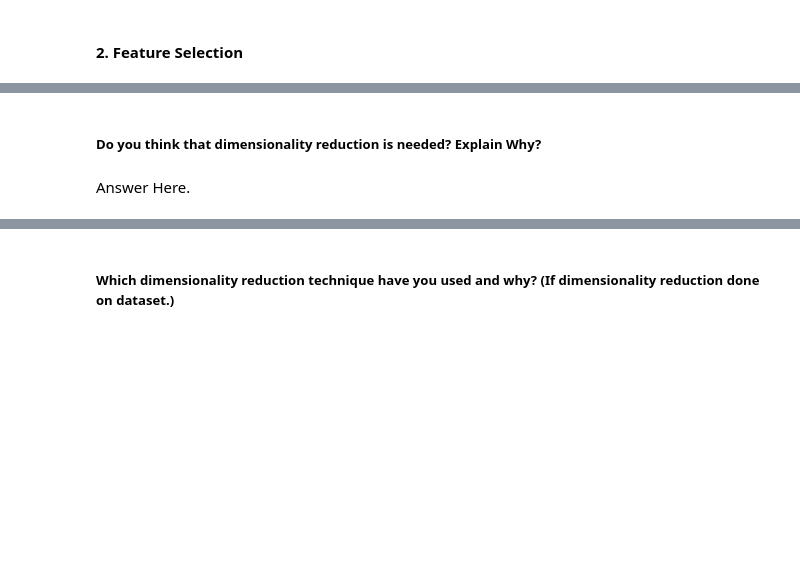
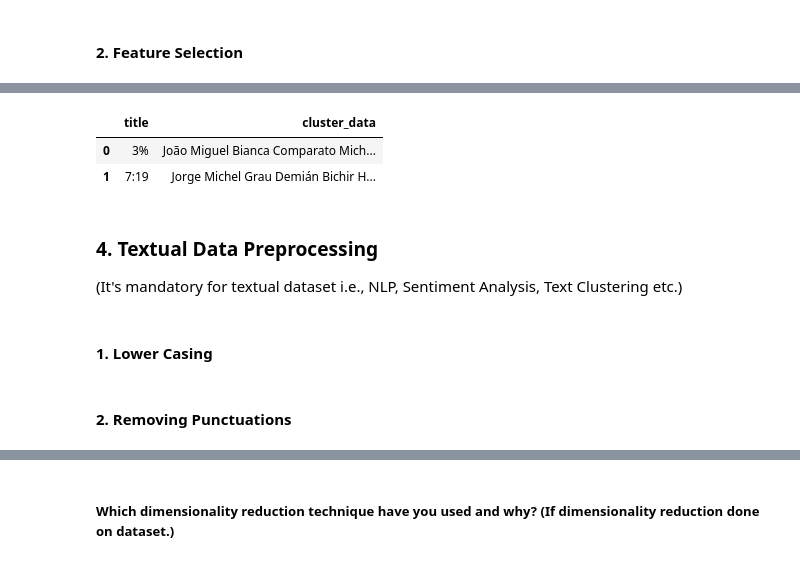
Before and after one commit to dipankarsahu1000/Netflix-Movie-and-TV-Shows-Clustering, a Jupyter notebook: Netflix_Movies_and_TV_Shows_Clustering.ipynb, the cells around one changed output, grey strips where cells are left out. Drawn from its saved outputs; the diff is of its cells as text; code cells hidden in the pictures; blank space fills up the shorter version.

```diff
--- a/Netflix_Movies_and_TV_Shows_Clustering.ipynb
+++ b/Netflix_Movies_and_TV_Shows_Clustering.ipynb
@@ -1067,4 +988,0 @@ Answer Here.
-# %% [markdown]
-##### Do you think that dimensionality reduction is needed? Explain Why?
-# %% [markdown]
-Answer Here.
@@ -1072,0 +989,20 @@ Answer Here.
+# %%
+# Creating a new dataframe to store the title of the contentand the data foor clustering
+cluster_df = pd.DataFrame(columns = ['title', 'cluster_data'])
+# %%
+# Adding all the required features from the original dataframe
+cluster_df['title'] = df['title']
+
+cluster_df['cluster_data'] = (df['director'] + ' ' + df['cast'] + ' ' + df['country'] + ' ' + df['listed_in'] + ' ' + df['description'])
+# %%
+# Checking the cluster_df dataframe
+cluster_df.head(2)
+# %% [output]
+|  | title | cluster_data |
+| 0 | 3% | João Miguel Bianca Comparato Mich... |
+| 1 | 7:19 | Jorge Michel Grau Demián Bichir H... |
+# %% [markdown]
+### 4. Textual Data Preprocessing
+(It's mandatory for textual dataset i.e., NLP, Sentiment Analysis, Text Clustering etc.)
+# %% [markdown]
+#### 1. Lower Casing
@@ -1072,0 +1012,2 @@ Answer Here.
+# %% [markdown]
+#### 2. Removing Punctuations
```
Also changed, not shown: parts of 95 cells of this notebook.
